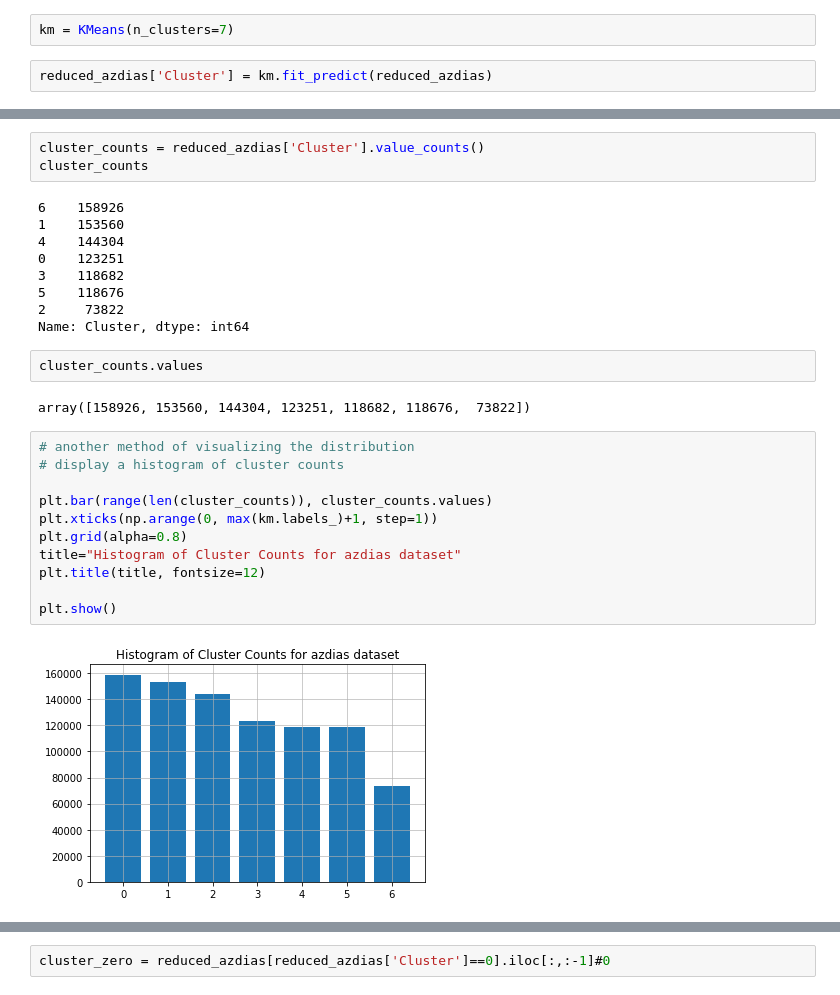
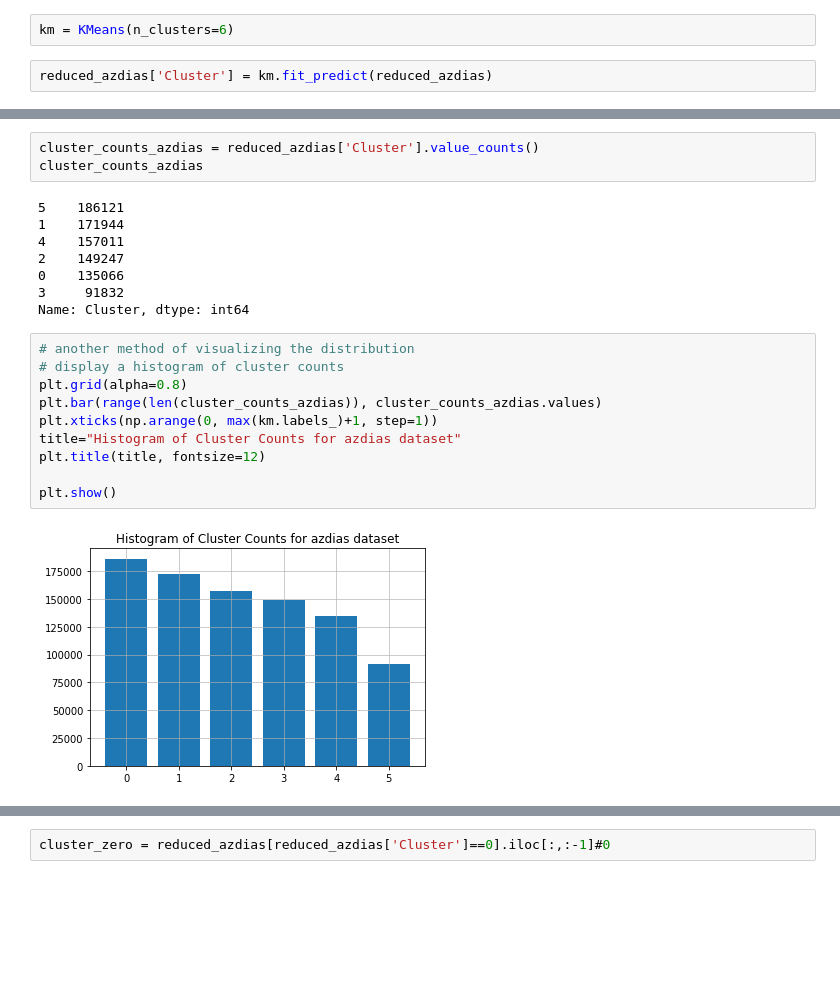
Before and after one commit to keyvantaj/Capstone_Project, a Jupyter notebook: Arvato Project Workbook.ipynb, the cells around one changed output, grey strips where cells are left out. Drawn from its saved outputs; the diff is of its cells as text; blank space fills up the shorter version.

```diff
--- a/Arvato Project Workbook.ipynb
+++ b/Arvato Project Workbook.ipynb
@@ -1085,5 +1006,5 @@ In the plot above the elbow is at k=4 indicating the optimal k for this dataset
 # %%
-km = KMeans(n_clusters=7)
+km = KMeans(n_clusters=6)
 # %%
 reduced_azdias['Cluster'] = km.fit_predict(reduced_azdias)
 # %%
@@ -1099,29 +1020,23 @@ reduced_azdias.head()
 # %%
-cluster_counts = reduced_azdias['Cluster'].value_counts()
-cluster_counts
+cluster_counts_azdias = reduced_azdias['Cluster'].value_counts()
+cluster_counts_azdias
 # %% [output]
-6    158926
-1    153560
-4    144304
-0    123251
-3    118682
-5    118676
-2     73822
+5    186121
+1    171944
+4    157011
+2    149247
+0    135066
+3     91832
 Name: Cluster, dtype: int64
-# %%
-cluster_counts.values
-# %% [output]
-array([158926, 153560, 144304, 123251, 118682, 118676,  73822])
 # %%
 # another method of visualizing the distribution
 # display a histogram of cluster counts
-
-plt.bar(range(len(cluster_counts)), cluster_counts.values)
+plt.grid(alpha=0.8)
+plt.bar(range(len(cluster_counts_azdias)), cluster_counts_azdias.values)
 plt.xticks(np.arange(0, max(km.labels_)+1, step=1))
-plt.grid(alpha=0.8)
 title="Histogram of Cluster Counts for azdias dataset"
 plt.title(title, fontsize=12)
 
 plt.show()
 # %% [output]
-[figure, old version]
+[figure, new version]
```
Also changed, not shown: parts of 85 cells of this notebook.
